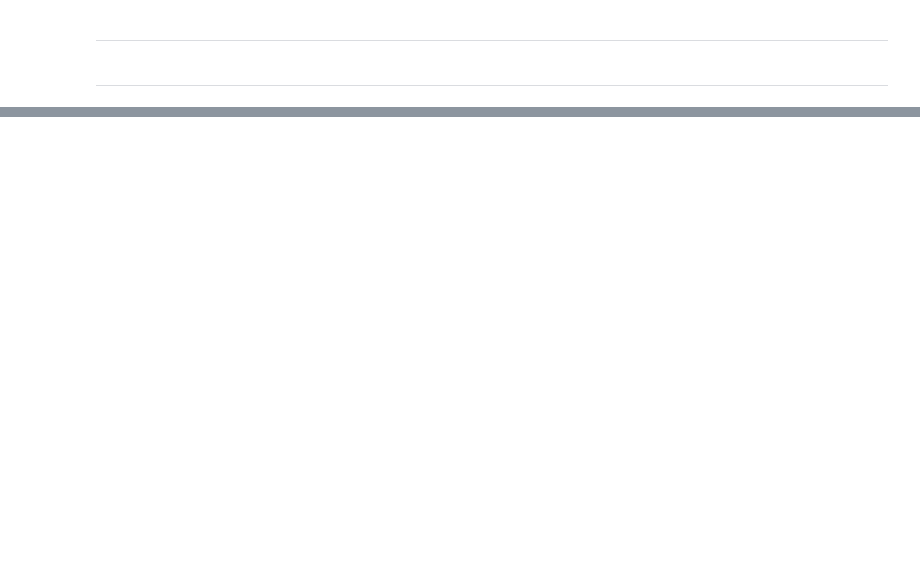
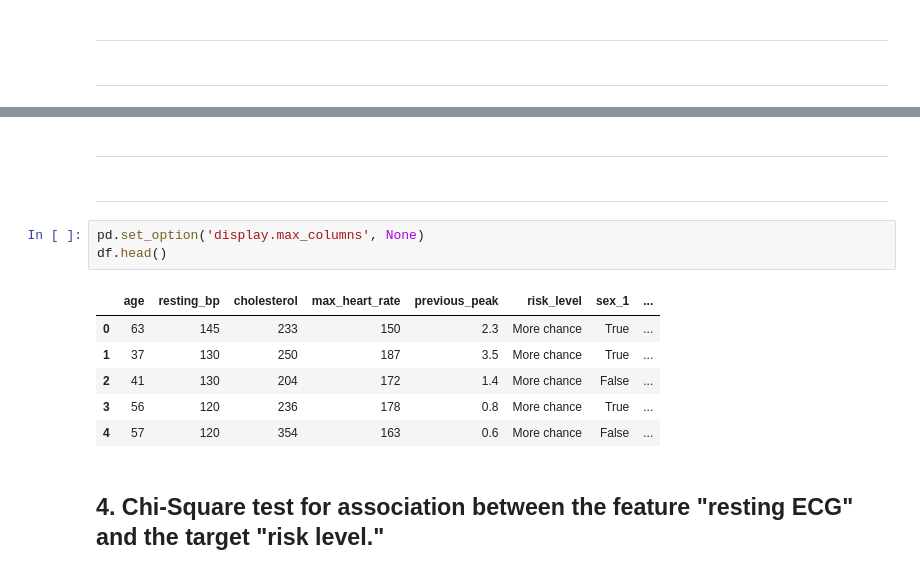
Before and after one commit to markcoty/Heart-Attack-Prediction-Model, a Jupyter notebook: 1 - Heart Project EDA-v5.ipynb, the cells around one changed output, grey strips where cells are left out. Saved outputs shown, nothing was run; the diff lists cells and outputs as text; blank space fills up the shorter version.

```diff
--- a/1 - Heart Project EDA-v5.ipynb
+++ b/1 - Heart Project EDA-v5.ipynb
@@ -1385,0 +1402,16 @@ Chi2ContingencyResult(statistic=55.94454996665093, pvalue=7.454409331235655e-14,
+# %% [markdown]
+-----------------------------------------------------------------------------------------------------------------------------------
+# %% [markdown]
+-----------------------------------------------------------------------------------------------------------------------------------
+# %%
+pd.set_option('display.max_columns', None)
+df.head()
+# %% [output]
+|  | age | resting_bp | cholesterol | max_heart_rate | previous_peak | risk_level | sex_1 | ... |
+| 0 | 63 | 145 | 233 | 150 | 2.3 | More chance | True | ... |
+| 1 | 37 | 130 | 250 | 187 | 3.5 | More chance | True | ... |
+| 2 | 41 | 130 | 204 | 172 | 1.4 | More chance | False | ... |
+| 3 | 56 | 120 | 236 | 178 | 0.8 | More chance | True | ... |
+| 4 | 57 | 120 | 354 | 163 | 0.6 | More chance | False | ... |
+# %% [markdown]
+## 4. Chi-Square test for association between the feature "resting ECG" and the target "risk level."
```
Also changed, not shown: parts of 50 cells of this notebook.
